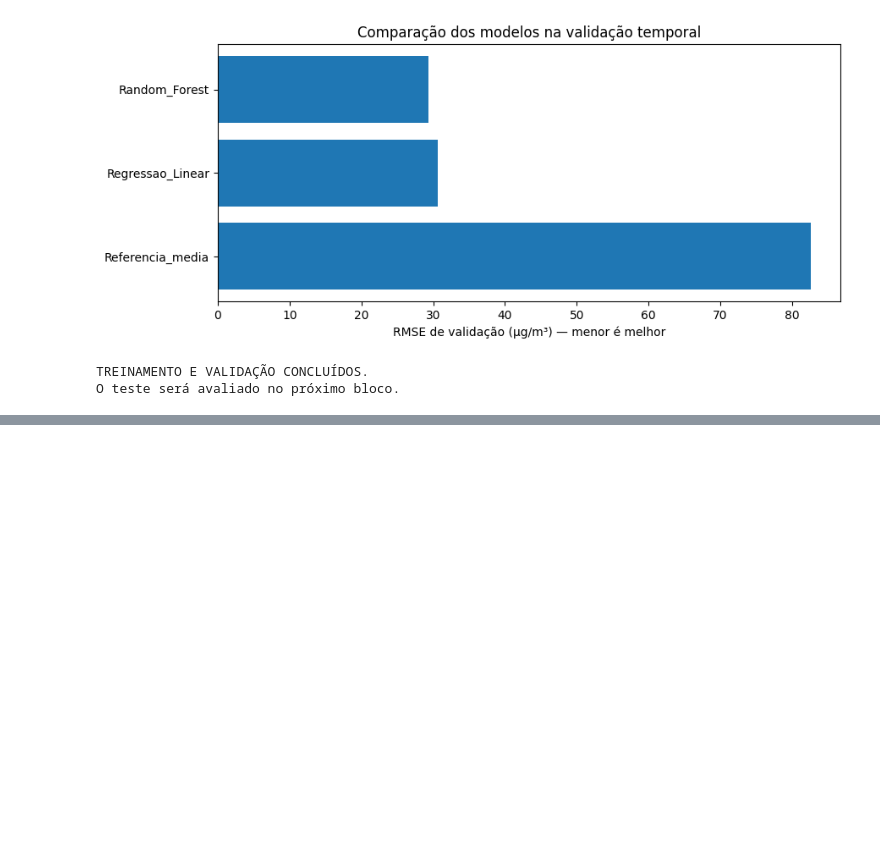
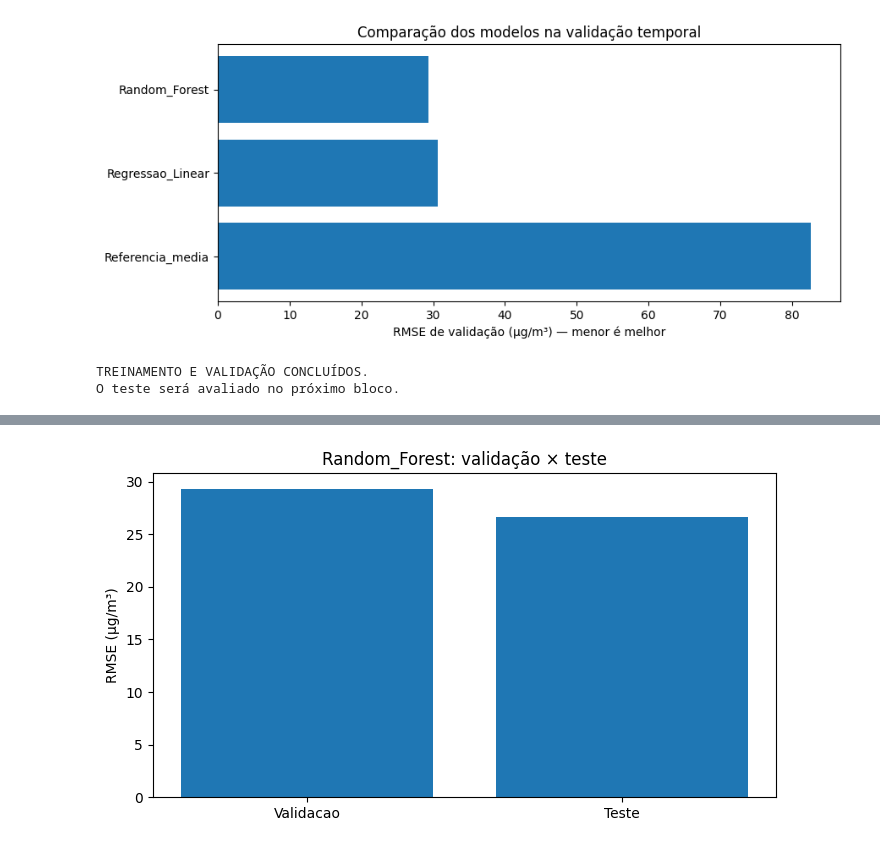
Before and after one commit to douglasarend/sistematizacao-ciencia-dados-ii, a Jupyter notebook: Sistematizacao_CD2.ipynb, the cells around one changed output, grey strips where cells are left out. Drawn from its saved outputs; the diff is of its cells as text; code cells hidden in the pictures; blank space fills up the shorter version.

Commit message:
Add files via upload
Avalia Random Forest no teste e conclui modelagem supervisionada

```diff
--- a/Sistematizacao_CD2.ipynb
+++ b/Sistematizacao_CD2.ipynb
@@ -2065,0 +2150,77 @@ O teste será avaliado no próximo bloco.
+# %%
+# ETAPA 4.8 — Comparação entre validação e teste
+
+resultado_validacao_escolhido = (
+    metricas_modelos[
+        (metricas_modelos["modelo"] == nome_escolhido)
+        & (metricas_modelos["conjunto"] == "Validacao")
+    ]
+    .iloc[0]
+)
+
+resultado_teste_escolhido = metricas_teste.iloc[0]
+
+comparacao_final = pd.DataFrame([
+    {
+        "conjunto": "Validacao",
+        "RMSE": resultado_validacao_escolhido["RMSE"],
+        "MAE": resultado_validacao_escolhido["MAE"],
+        "R2": resultado_validacao_escolhido["R2"]
+    },
+    {
+        "conjunto": "Teste",
+        "RMSE": resultado_teste_escolhido["RMSE"],
+        "MAE": resultado_teste_escolhido["MAE"],
+        "R2": resultado_teste_escolhido["R2"]
+    }
+])
+
+print("COMPARAÇÃO FINAL:")
+print(
+    comparacao_final
+    .round(4)
+    .to_string(index=False)
+)
+
+variacao_rmse_pct = (
+    100.0
+    * (
+        resultado_teste_escolhido["RMSE"]
+        - resultado_validacao_escolhido["RMSE"]
+    )
+    / resultado_validacao_escolhido["RMSE"]
+)
+
+print(
+    f"\nVariação do RMSE entre validação e teste: "
+    f"{variacao_rmse_pct:+.2f}%"
+)
+
+comparacao_final.to_csv(
+    PASTA_RESULTADOS / "comparacao_validacao_teste.csv",
+    index=False
+)
+
+plt.figure(figsize=(7, 4))
+
+plt.bar(
+    comparacao_final["conjunto"],
+    comparacao_final["RMSE"]
+)
+
+plt.ylabel("RMSE (µg/m³)")
+plt.title(
+    f"{nome_escolhido}: validação × teste"
+)
+
+plt.tight_layout()
+
+plt.savefig(
+    PASTA_RESULTADOS / "validacao_vs_teste.png",
+    dpi=150,
+    bbox_inches="tight"
+)
+
+plt.show()
+plt.close()
+# %% [output]
@@ -2065,0 +2233 @@ O teste será avaliado no próximo bloco.
+[figure, added]
```
Also changed, not shown: parts of 7 cells of this notebook.
